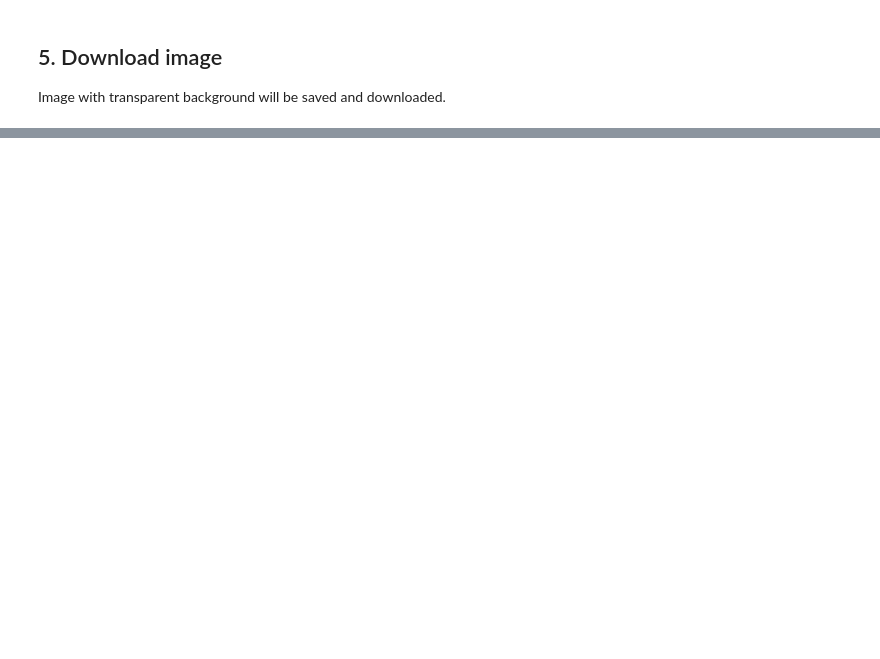
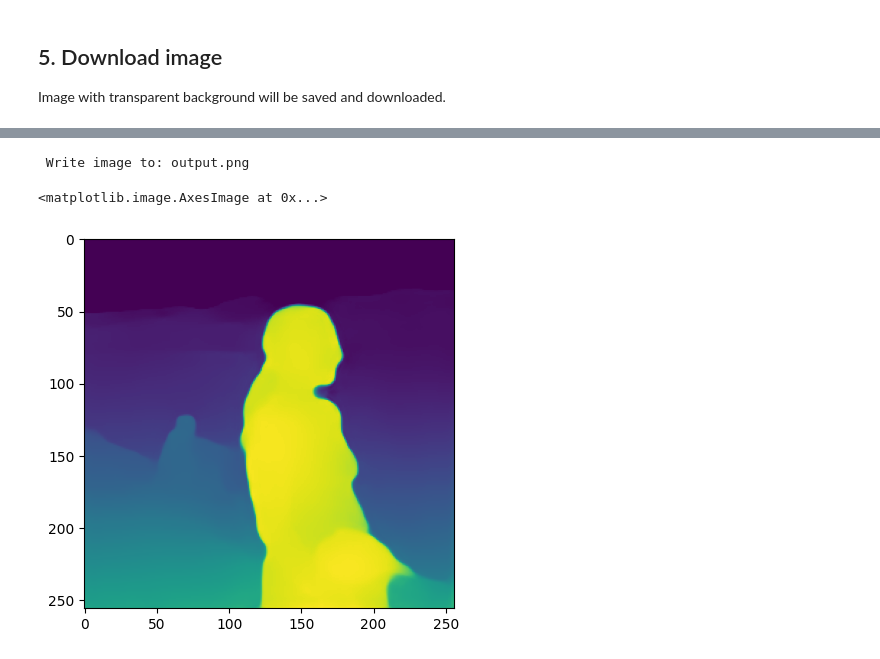
Before and after one commit to ZoliN/colab, a Jupyter notebook: MODNet_Inference_with_onnx.ipynb, the cells around one changed output, grey strips where cells are left out. Saved outputs shown, nothing was run; the diff lists cells and outputs as text; code cells hidden in the pictures; blank space fills up the shorter version.

```diff
--- a/MODNet_Inference_with_onnx.ipynb
+++ b/MODNet_Inference_with_onnx.ipynb
@@ -118,3 +121,51 @@ files.download('transparent_img.png')
 # %% [output]
 [interactive output not drawn]
 [interactive output not drawn]
+# %%
+import cv2
+import numpy as np
+import urllib.request
+import matplotlib.pyplot as plt
+
+import tensorflow as tf
+import tensorflow_hub as hub
+
+#url, filename = ("https://github.com/intel-isl/MiDaS/releases/download/v2/dog.jpg", "dog.jpg")
+#urllib.request.urlretrieve(url, filename)
+
+# the runtime initialization will not allocate all memory on the device to avoid out of GPU memory
+gpus = tf.config.experimental.list_physical_devices('GPU')
+for gpu in gpus:
+  tf.config.experimental.set_virtual_device_configuration(gpu, [tf.config.experimental.VirtualDeviceConfiguration(memory_limit=4000)])
+
+# input
+img = cv2.imread('/content/MODNet/image.jpg')
+img = cv2.cvtColor(img, cv2.COLOR_BGR2RGB) / 255.0
+#img = img[837:2700, 600:2000,:]
+img = img[1237:2700, 600:2000,:]
+
+img_resized = tf.image.resize(img, [256,256], method='bicubic', preserve_aspect_ratio=False)
+img_resized = tf.transpose(img_resized, [2, 0, 1])
+img_input = img_resized.numpy()
+reshape_img = img_input.reshape(1,3,256,256)
+tensor = tf.convert_to_tensor(reshape_img, dtype=tf.float32)
+
+# load model
+#module = hub.load("https://tfhub.dev/intel/midas/v2_1_small/1", tags=['serve'])
+output = module.signatures['serving_default'](tensor)
+prediction = output['default'].numpy()
+prediction = prediction.reshape(256, 256)
+
+# output file
+#prediction = cv2.resize(prediction, (img.shape[1], img.shape[0]), interpolation=cv2.INTER_CUBIC)
+print(" Write image to: output.png")
+depth_min = prediction.min()
+depth_max = prediction.max()
+img_out = (255 * (prediction - depth_min) / (depth_max - depth_min)).astype("uint8")
+
+cv2.imwrite("output.png", img_out)
+plt.imshow(img_out)
+# %% [output]
+ Write image to: output.png
+<matplotlib.image.AxesImage at 0x...>
+[figure, added]
```
Also changed, not shown: parts of 7 cells of this notebook.
